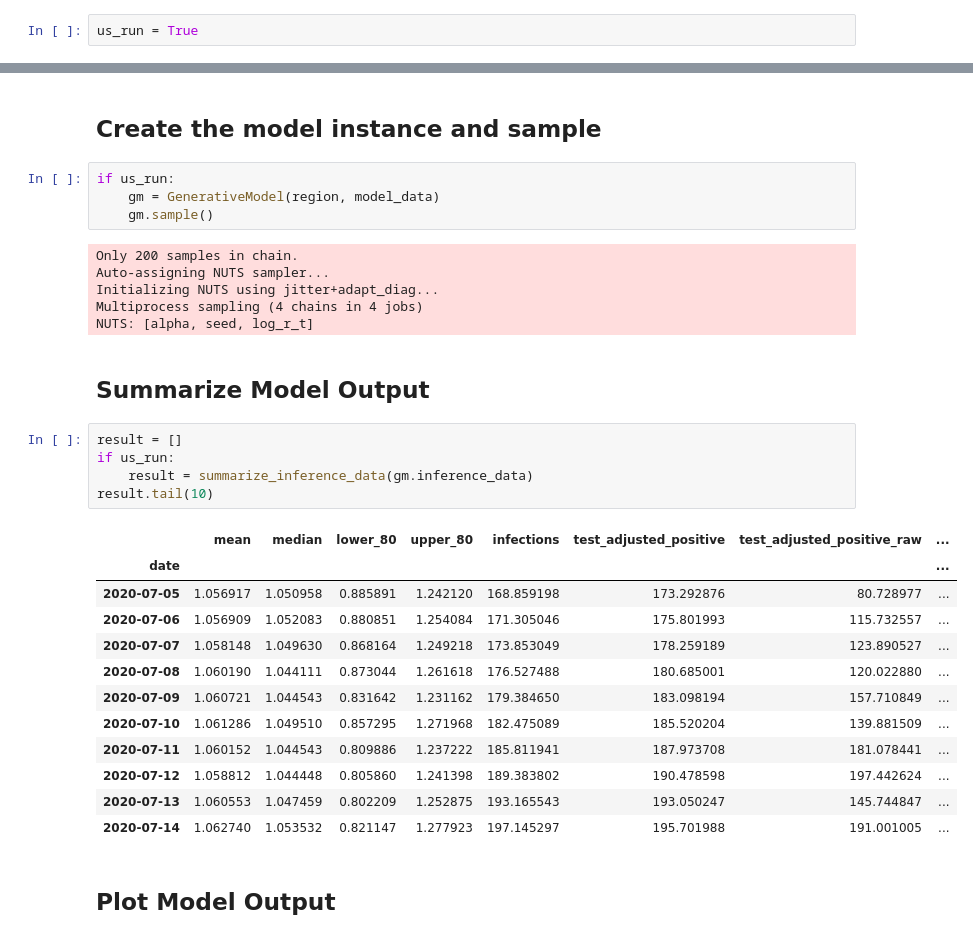
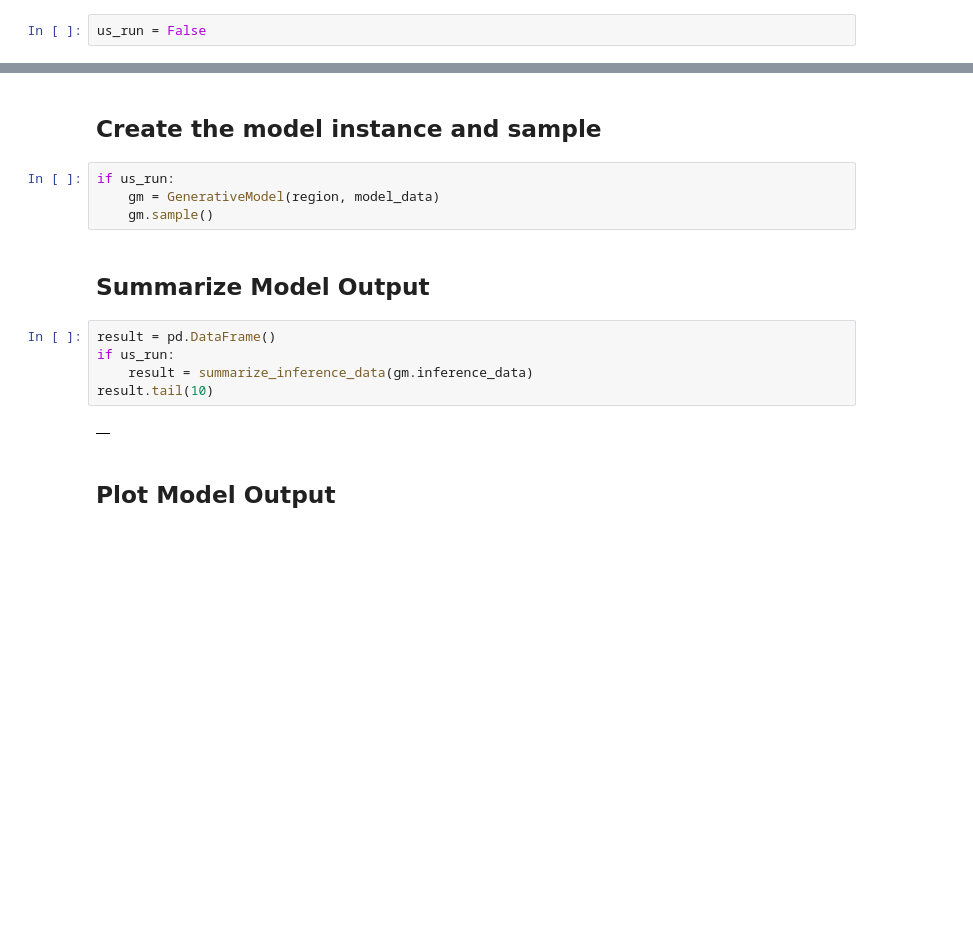
Before and after one commit to dsfsi/covid19za, a Jupyter notebook: notebooks/covid-model/rtlive-model-za.ipynb, the cells around one changed output, grey strips where cells are left out. Drawn from its saved outputs; the diff is of its cells as text; blank space fills up the shorter version.

```diff
--- a/notebooks/covid-model/rtlive-model-za.ipynb
+++ b/notebooks/covid-model/rtlive-model-za.ipynb
@@ -31,7 +31,7 @@ TODO: Complete GitHub automation. Progress: can install all libaries with conda,
 
 Change paramter to **False** when running on your own local machine, but do not commit this change! Leave as **True** for Github Action `rtlive_model_action.yaml` to run remotely.
 # %%
-us_run = True
+us_run = False
 # %%
 remote_run = False
 # %% [markdown]
@@ -59,32 +59,15 @@ if us_run:
 if us_run:
     gm = GenerativeModel(region, model_data)
     gm.sample()
-# %% [output]
-Only 200 samples in chain.
-Auto-assigning NUTS sampler...
-Initializing NUTS using jitter+adapt_diag...
-Multiprocess sampling (4 chains in 4 jobs)
-NUTS: [alpha, seed, log_r_t]
 # %% [markdown]
 ## Summarize Model Output
 # %%
-result = []
+result = pd.DataFrame()
 if us_run:
     result = summarize_inference_data(gm.inference_data)
 result.tail(10)
 # %% [output]
-|  | mean | median | lower_80 | upper_80 | infections | test_adjusted_positive | test_adjusted_positive_raw | ... |
-| date |  |  |  |  |  |  |  | ... |
-| 2020-07-05 | 1.056917 | 1.050958 | 0.885891 | 1.242120 | 168.859198 | 173.292876 | 80.728977 | ... |
-| 2020-07-06 | 1.056909 | 1.052083 | 0.880851 | 1.254084 | 171.305046 | 175.801993 | 115.732557 | ... |
-| 2020-07-07 | 1.058148 | 1.049630 | 0.868164 | 1.249218 | 173.853049 | 178.259189 | 123.890527 | ... |
-| 2020-07-08 | 1.060190 | 1.044111 | 0.873044 | 1.261618 | 176.527488 | 180.685001 | 120.022880 | ... |
-| 2020-07-09 | 1.060721 | 1.044543 | 0.831642 | 1.231162 | 179.384650 | 183.098194 | 157.710849 | ... |
-| 2020-07-10 | 1.061286 | 1.049510 | 0.857295 | 1.271968 | 182.475089 | 185.520204 | 139.881509 | ... |
-| 2020-07-11 | 1.060152 | 1.044543 | 0.809886 | 1.237222 | 185.811941 | 187.973708 | 181.078441 | ... |
-| 2020-07-12 | 1.058812 | 1.044448 | 0.805860 | 1.241398 | 189.383802 | 190.478598 | 197.442624 | ... |
-| 2020-07-13 | 1.060553 | 1.047459 | 0.802209 | 1.252875 | 193.165543 | 193.050247 | 145.744847 | ... |
-| 2020-07-14 | 1.062740 | 1.053532 | 0.821147 | 1.277923 | 197.145297 | 195.701988 | 191.001005 | ... |
+|  |
 # %% [markdown]
 ## Plot Model Output
 # %%
```
Also changed, not shown: parts of 20 cells of this notebook, 1 other file.
